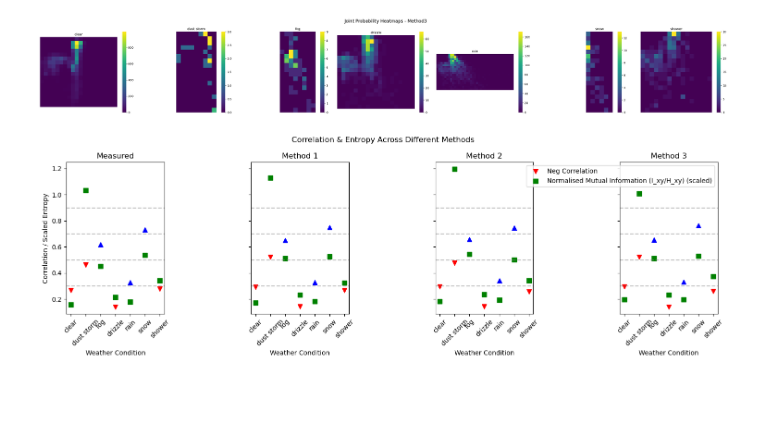
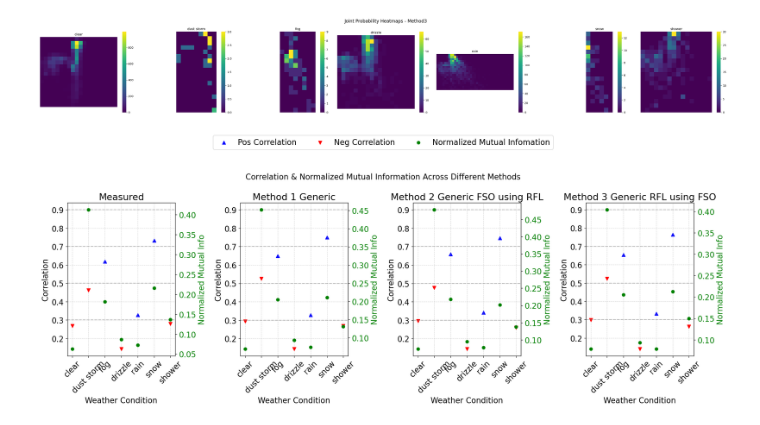
Before and after one commit to shavinkalu23/predictive_modelling_link_attenuation, a Jupyter notebook: method2.ipynb, the cells around one changed output. Cells and saved outputs as stored; diff of their text form; code cells hidden in the pictures; blank space fills up the shorter version.

Commit message:
changes in plots and storing results

```diff
--- a/method2.ipynb
+++ b/method2.ipynb
@@ -732,8 +732,8 @@ heatmaps = {method: {} for method in correlation_results.keys()}
 bin_width = 1
 
 # Define SYNOP code descriptions and filter the dataset by each code
-rmse_results_dict = {'method2_Generic':[], 'method3_Generic':[]}
-r2_results_dict={'method2_Generic':[], 'method3_Generic':[]}
+rmse_results_dict = {'FSO_method2_Generic':[], 'RFL_method3_Generic':[]}
+r2_results_dict={'FSO_method2_Generic':[], 'RFL_method3_Generic':[]}
 
 
 correlation_results = {
@@ -808,8 +808,8 @@ for code in synop_codes.keys():
     norm_mutual_inf_results["method2_Generic"][code] = I_XY_norm_method2
     heatmaps["method2_Generic"][code]  = heatmap_method2
 
-    rmse_results_dict['method2_Generic'].append(np.sqrt(mean_squared_error(test_subset['FSO_Att'], fso_test_pred_method2)))
-    r2_results_dict['method2_Generic'].append(r2_score(test_subset['FSO_Att'], fso_test_pred_method2))
+    rmse_results_dict['FSO_method2_Generic'].append(np.sqrt(mean_squared_error(test_subset['FSO_Att'], fso_test_pred_method2)))
+    r2_results_dict['FSO_method2_Generic'].append(r2_score(test_subset['FSO_Att'], fso_test_pred_method2))
 
 
 
@@ -833,8 +833,8 @@ for code in synop_codes.keys():
     norm_mutual_inf_results["method3_Generic"][code] = I_XY_norm_method3
     heatmaps["method3_Generic"][code]  = heatmap_method3
 
-    rmse_results_dict['method3_Generic'].append(np.sqrt(mean_squared_error(test_subset['RFL_Att'], rfl_test_pred_method3)))
-    r2_results_dict['method3_Generic'].append(r2_score(test_subset['RFL_Att'], rfl_test_pred_method3))
+    rmse_results_dict['RFL_method3_Generic'].append(np.sqrt(mean_squared_error(test_subset['RFL_Att'], rfl_test_pred_method3)))
+    r2_results_dict['RFL_method3_Generic'].append(r2_score(test_subset['RFL_Att'], rfl_test_pred_method3))
 # %%
 norm_mutual_inf_results
 # %% [output]
@@ -884,56 +884,81 @@ for method in methods:
 # Identify the index of the highest correlation in "measured"
 high_corr_index = max(correlation_results["measured"], key=correlation_results["measured"].get)
 high_corr_point = correlation_results["measured"][high_corr_index]
-high_norm_mutual_inf_point = norm_mutual_inf_results["measured"][high_corr_index]  # Use the same index for entropy
+high_norm_mutual_inf_point = norm_mutual_inf_results["measured"][high_corr_index]
 
 # Compute entropy scale based on the identified high correlation point
 entropy_scale = high_corr_point / high_norm_mutual_inf_point if high_norm_mutual_inf_point != 0 else 1
 
 # Methods for plotting
 methods = ["measured", "method1_Generic", "method2_Generic", "method3_Generic"]
-method_labels = ["Measured","Method 1" ,"Method 2", "Method 3"]
+method_labels = ["Measured", "Method 1 Generic", "Method 2 Generic FSO using RFL", "Method 3 Generic RFL using FSO"]
+corr_thresholds = [0.3, 0.5, 0.7, 0.9]
 
-corr_thresholds = [0.3,0.5,0.7,0.9]
+# marker size
+s = 50
+# Create figure with 4 subplots for each method
+fig, axes = plt.subplots(1, 4, figsize=(20, 7), sharey=False)
 
-# Create figure with 3 subplots for each method
-fig, axes = plt.subplots(1, 4, figsize=(15, 5), sharey=True)
+# Legend items storage
+legend_handles = []
 
 for idx, method in enumerate(methods):
-    ax = axes[idx]
+    ax1 = axes[idx]  # Primary axis for correlation
+    ax2 = ax1.twinx()  # Secondary axis for normalized mutual information
 
     # X positions for different weather conditions
     x_positions = np.arange(len(synop_codes))
 
     # Get correlation and entropy values for each weather condition
     corr_vals = [correlation_results[method].get(code, 0) for code in synop_codes.keys()]
-    ent_vals = [norm_mutual_inf_results[method].get(code, 0) * entropy_scale for code in synop_codes.keys()]
+    ent_vals = [norm_mutual_inf_results[method].get(code, 0) for code in synop_codes.keys()]
 
-    # Scatter plot correlation with arrows
+
+
+    # Scatter plot normalized mutual information with green squares (Secondary Y-axis)
+    mutual_info = ax2.scatter([], [], color="green", marker="o", s=40, label="Normalized Mutual Infomation")
+
+    # Scatter plot correlation with arrows (Primary Y-axis)
+    pos_corr = ax1.scatter([], [], color="blue", marker="^", s=s, label="Pos Correlation")
+    neg_corr = ax1.scatter([], [], color="red", marker="v", s=s, label="Neg Correlation")
+
+    for i, ent in enumerate(ent_vals):
+        ax2.scatter(x_positions[i], ent, color="green", marker="o", s=40,zorder=3)
+
     for i, corr in enumerate(corr_vals):
         if corr >= 0:
-            ax.scatter(x_positions[i], corr, color="blue", marker="^", s=50, label="Pos Correlation" if i == 0 else "")
+            ax1.scatter(x_positions[i], corr, color="blue", marker="^", s=s, zorder=1)
         else:
-            ax.scatter(x_positions[i], abs(corr), color="red", marker="v", s=50, label="Neg Correlation" if i == 0 else "")
+            ax1.scatter(x_positions[i], abs(corr), color="red", marker="v", s=s, zorder=2)
 
-    # Scatter plot entropy with red squares
-    for i, ent in enumerate(ent_vals):
-        ax.scatter(x_positions[i], ent, color="green", marker="s", s=50, label="Normalised Mutual Information (I_xy/H_xy) (scaled)" if i == 0 else "")
-
-    # Add dotted lines for correlation thresholds
+    # Add dotted lines for correlation thresholds (Primary Y-axis)
     for th in corr_thresholds:
-        ax.axhline(th, color='gray', linestyle='--', alpha=0.5)
+        ax1.axhline(th, color='gray', linestyle='--', alpha=0.5)
 
     # Format axes
-    ax.set_xticks(x_positions)
-    ax.set_xticklabels(synop_codes.values(), rotation=45)
-    ax.set_title(f"{method_labels[idx]}")
-    ax.set_xlabel("Weather Condition")
+    ax1.set_xticks(x_positions)
+    ax1.set_xticklabels(synop_codes.values(), rotation=45)
+    ax1.set_title(f"{method_labels[idx]}")
+    ax1.set_xlabel("Weather Condition")
 
-axes[0].set_ylabel("Correlation / Scaled Entropy")
-fig.suptitle("Correlation & Entropy Across Different Methods")
+    # Label Primary Y-axis (Correlation)
+    ax1.set_ylabel("Correlation")
+    ax1.tick_params(axis='y')
+    ax1.grid(True, linestyle="--", alpha=0.5)
+    # Label Secondary Y-axis (Normalized Mutual Information)
+    ax2.set_ylabel("Normalized Mutual Info", color="green")
+    ax2.tick_params(axis='y', labelcolor="green")
 
-plt.legend()
+    if idx == 0:  # Store legend handles once
+        legend_handles.extend([pos_corr, neg_corr, mutual_info])
+
+# Figure Title
+fig.suptitle("Correlation & Normalized Mutual Information Across Different Methods", fontsize=16)
+
+# Add a global legend outside the plot
+fig.legend(handles=legend_handles, loc="upper center", bbox_to_anchor=(0.5, 1.15), ncol=3, fontsize=16)
+
 plt.tight_layout()
 plt.show()
 # %% [output]
-[figure, old version]
+[figure, new version]
```
Also changed, not shown: parts of 9 cells of this notebook, 1 other file.
